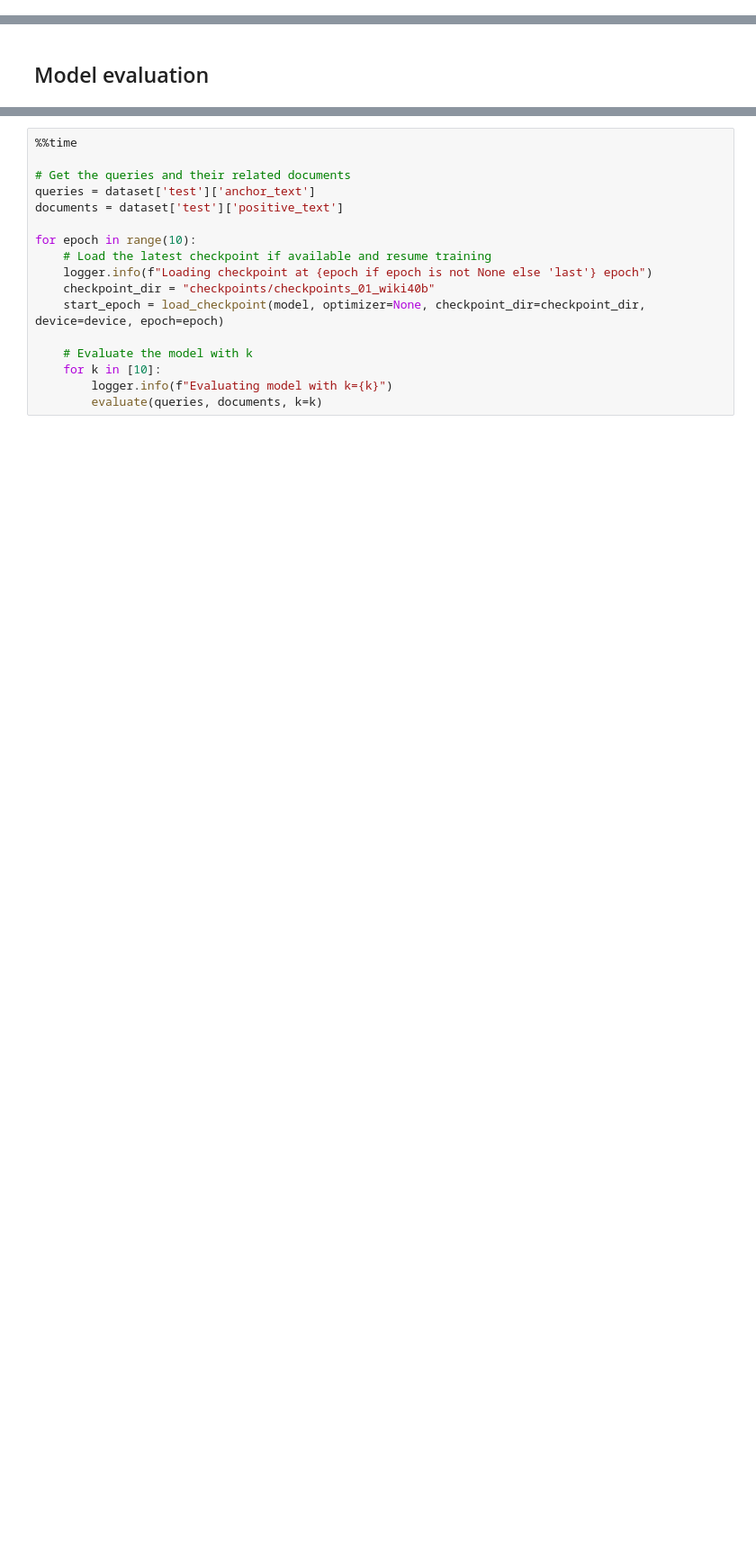
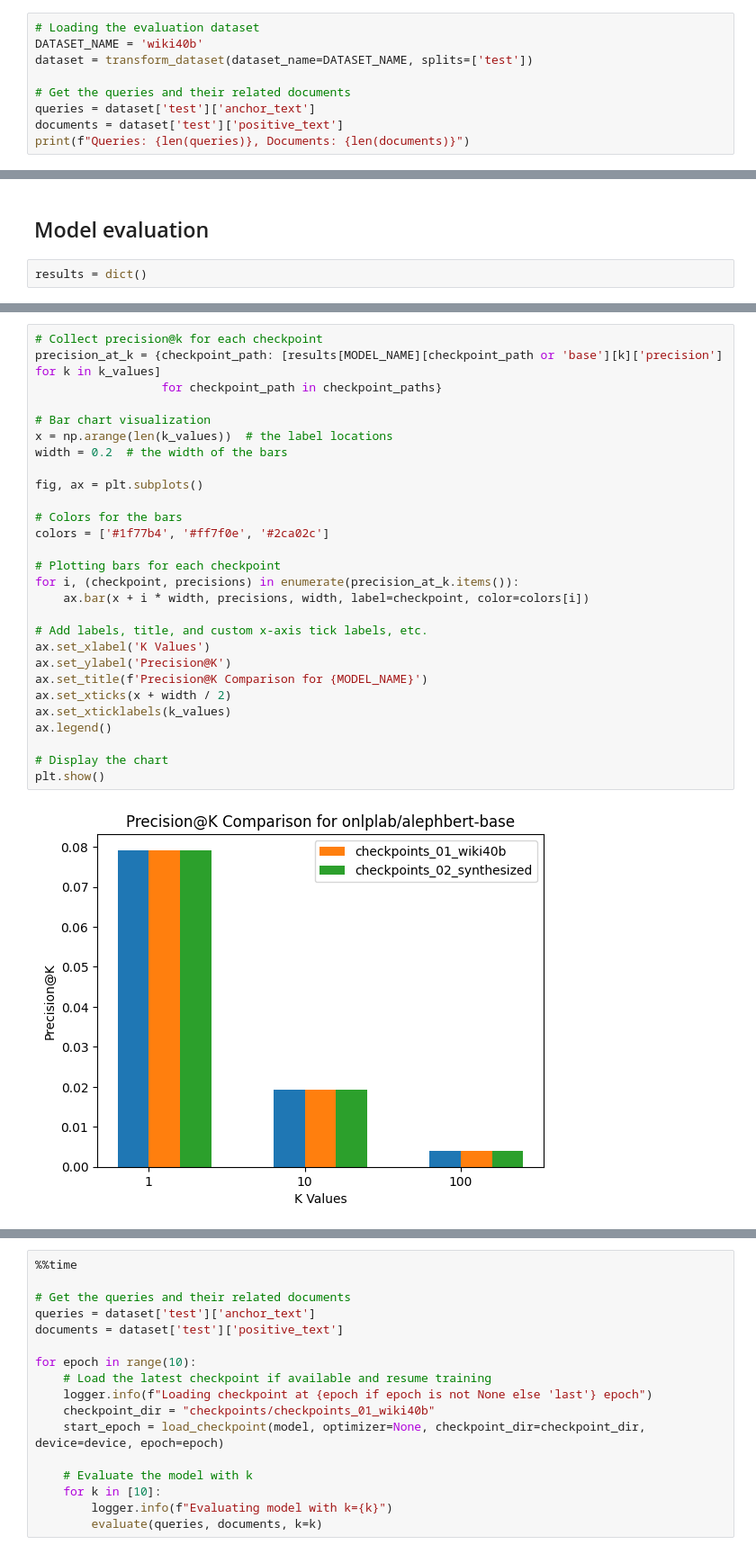
Before and after one commit to asafam/hebrew_text_retrieval, a Jupyter notebook: notebooks/hte_eval_model_multilingual-e5-base.ipynb, the cells around one changed output, grey strips where cells are left out. Shown at 90% size. Drawn from its saved outputs; the diff is of its cells as text; blank space fills up the shorter version.

Commit message:
evaluation in src

```diff
--- a/notebooks/hte_eval_model_multilingual-e5-base.ipynb
+++ b/notebooks/hte_eval_model_multilingual-e5-base.ipynb
@@ -413,2 +92,11 @@ def evaluate(queries, documents, tokenizer, model, device, k: int = 10):
 # %% [markdown]
 ## Evaluate the model
+# %%
+# Loading the evaluation dataset
+DATASET_NAME = 'wiki40b'
+dataset = transform_dataset(dataset_name=DATASET_NAME, splits=['test'])
+
+# Get the queries and their related documents
+queries = dataset['test']['anchor_text']
+documents = dataset['test']['positive_text']
+print(f"Queries: {len(queries)}, Documents: {len(documents)}")
@@ -415,2 +109,4 @@ def evaluate(queries, documents, tokenizer, model, device, k: int = 10):
 # %% [markdown]
 ## Model evaluation
+# %%
+results = dict()
@@ -417 +198,31 @@ def evaluate(queries, documents, tokenizer, model, device, k: int = 10):
+# %%
+# Collect precision@k for each checkpoint
+precision_at_k = {checkpoint_path: [results[MODEL_NAME][checkpoint_path or 'base'][k]['precision'] for k in k_values]
+                  for checkpoint_path in checkpoint_paths}
+
+# Bar chart visualization
+x = np.arange(len(k_values))  # the label locations
+width = 0.2  # the width of the bars
+
+fig, ax = plt.subplots()
+
+# Colors for the bars
+colors = ['#1f77b4', '#ff7f0e', '#2ca02c']
+
+# Plotting bars for each checkpoint
+for i, (checkpoint, precisions) in enumerate(precision_at_k.items()):
+    ax.bar(x + i * width, precisions, width, label=checkpoint, color=colors[i])
+
+# Add labels, title, and custom x-axis tick labels, etc.
+ax.set_xlabel('K Values')
+ax.set_ylabel('Precision@K')
+ax.set_title(f'Precision@K Comparison for {MODEL_NAME}')
+ax.set_xticks(x + width / 2)
+ax.set_xticklabels(k_values)
+ax.legend()
+
+# Display the chart
+plt.show()
+# %% [output]
+[figure, added]
 # %% [markdown]
```
Also changed, not shown: parts of 27 cells of this notebook, 4 other files.
